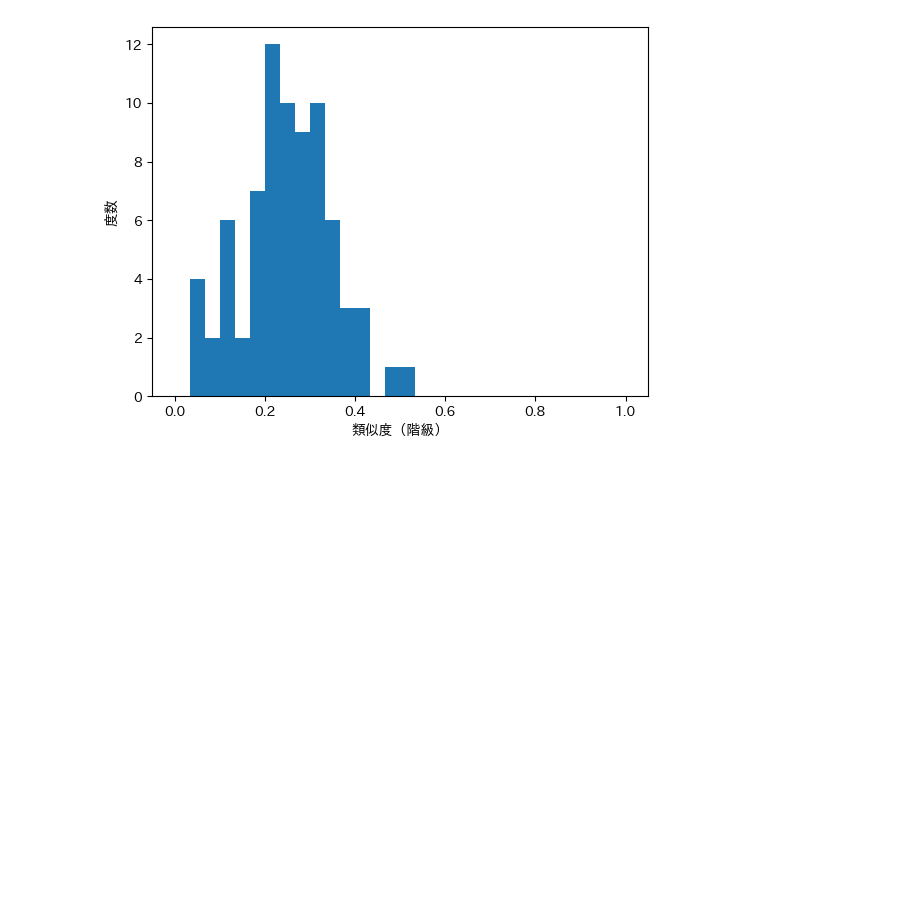
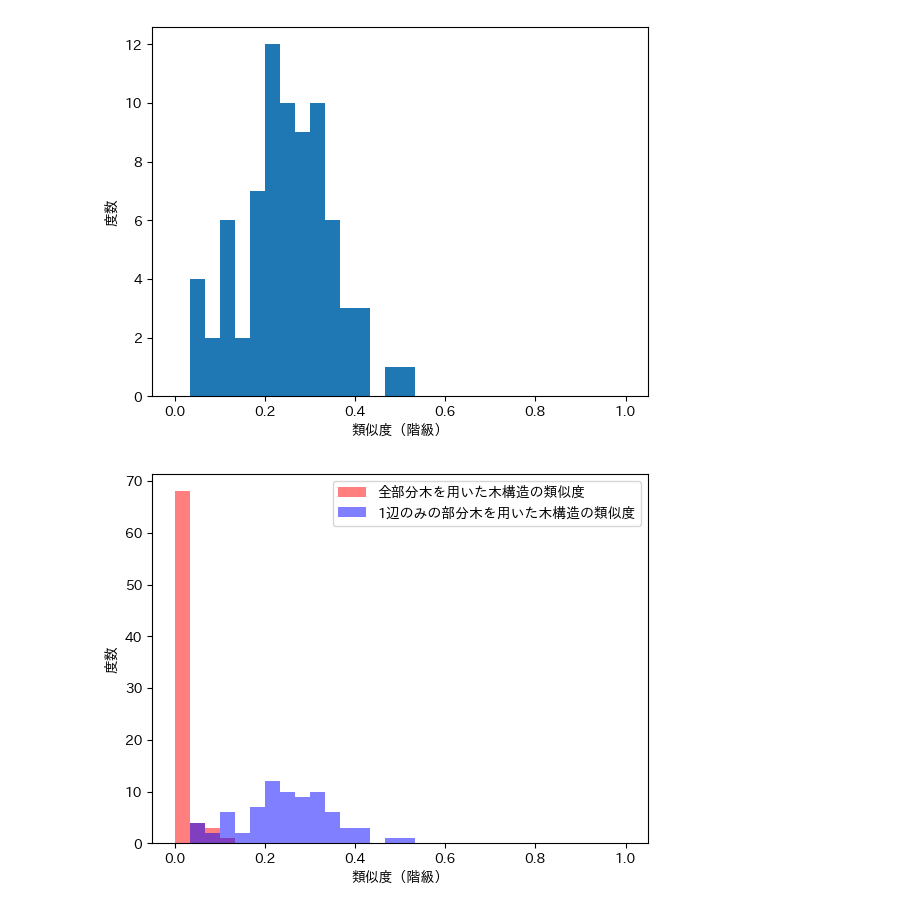
Before and after one commit to tsubasasugawara/lyrics_melody_analyzer, a Jupyter notebook: notebooks/method_comparison.ipynb, the cells around one changed output. Drawn from its saved outputs; the diff is of its cells as text; code cells hidden in the pictures; blank space fills up the shorter version.

```diff
--- a/notebooks/method_comparison.ipynb
+++ b/notebooks/method_comparison.ipynb
@@ -57,3 +57,26 @@ histplot(rates, xlabel="類似度（階級）")
 # %% [output]
 0.0986633610691348
 [figure]
+# %%
+df1 = pd.read_csv("csv/GReeeeN_ts_20231119.csv")
+df2 = pd.read_csv("csv/ヨルシカ_ts_20231119.csv")
+data = pd.concat([df1, df2])
+rates1 = pd.concat([data.numerator_A / data.denominator_A, data.numerator_S / data.denominator_S], axis=0)
+
+df1 = pd.read_csv("csv/GReeeeN_tspc_20231119.csv")
+df2 = pd.read_csv("csv/ヨルシカ_tspc_20231119.csv")
+data = pd.concat([df1, df2])
+rates2 = pd.concat([data.numerator_A / data.denominator_A, data.numerator_S / data.denominator_S], axis=0)
+
+fig = plt.figure()
+ax = fig.add_subplot(1,1,1)
+
+ax.hist(rates1, bins=30, range=(0, 1), color="red", alpha=0.5)
+ax.hist(rates2, bins=30, range=(0, 1), color="blue", alpha=0.5)
+ax.set_xlabel("類似度（階級）")
+ax.set_ylabel("度数")
+
+plt.legend(["全部分木を用いた木構造の類似度", "1辺のみの部分木を用いた木構造の類似度"])
+plt.show()
+# %% [output]
+[figure, added]
```
